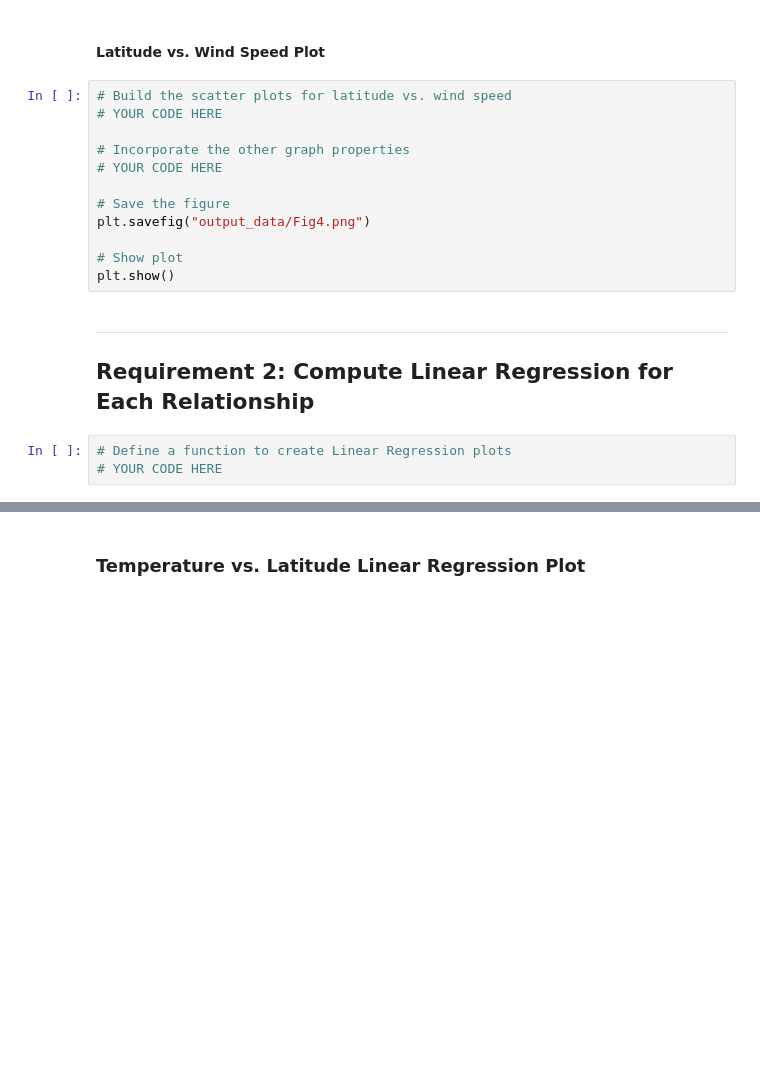
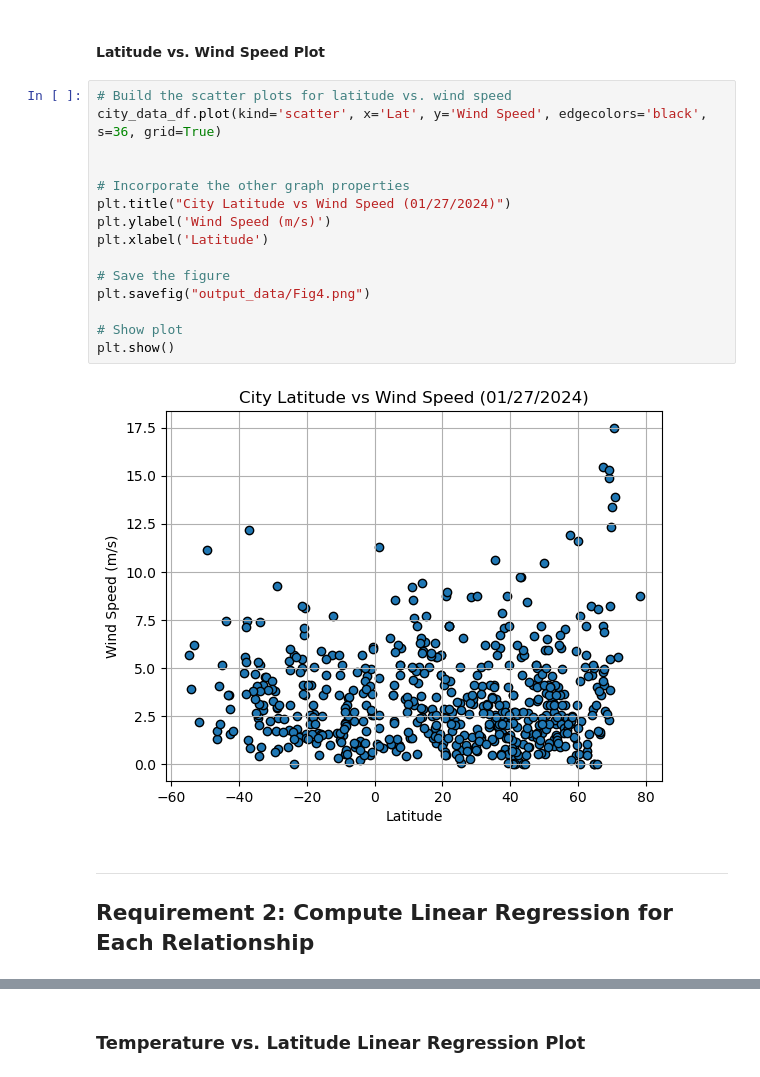
Before and after one commit to lizabethnt/World_Weather_Analysis, a Jupyter notebook: WeatherPy_Lisa.ipynb, the cells around one changed output, grey strips where cells are left out. Cells and saved outputs as stored; diff of their text form; blank space fills up the shorter version.

```diff
--- a/WeatherPy_Lisa.ipynb
+++ b/WeatherPy_Lisa.ipynb
@@ -210,20 +265,22 @@ plt.show()
 #### Latitude vs. Wind Speed Plot
 # %%
 # Build the scatter plots for latitude vs. wind speed
-# YOUR CODE HERE
+city_data_df.plot(kind='scatter', x='Lat', y='Wind Speed', edgecolors='black', s=36, grid=True)
+
 
 # Incorporate the other graph properties
-# YOUR CODE HERE
+plt.title("City Latitude vs Wind Speed (01/27/2024)")
+plt.ylabel('Wind Speed (m/s)')
+plt.xlabel('Latitude')
 
 # Save the figure
 plt.savefig("output_data/Fig4.png")
 
 # Show plot
 plt.show()
+# %% [output]
+[figure, added]
 # %% [markdown]
 ---
 
 ## Requirement 2: Compute Linear Regression for Each Relationship
-# %%
-# Define a function to create Linear Regression plots
-# YOUR CODE HERE
```
Also changed, not shown: parts of 28 cells of this notebook, 6 other files.
